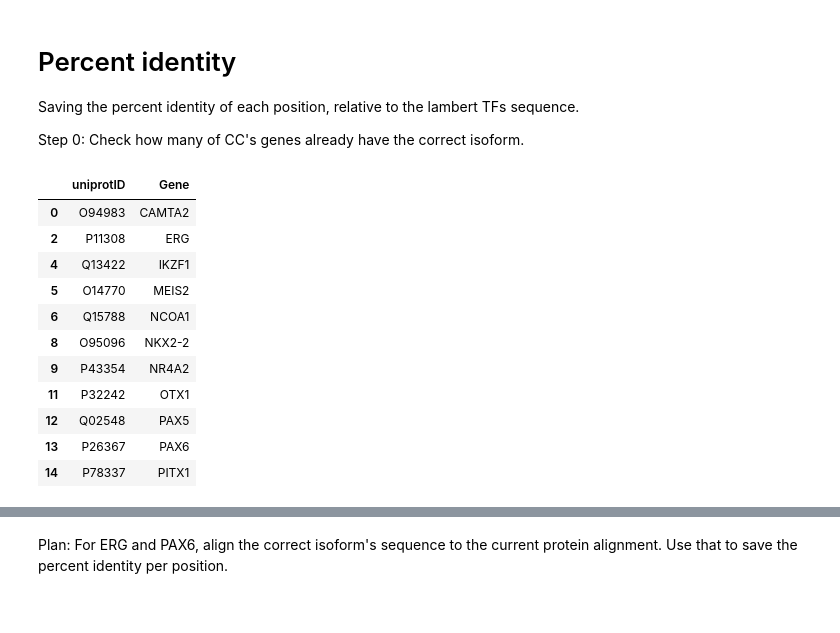
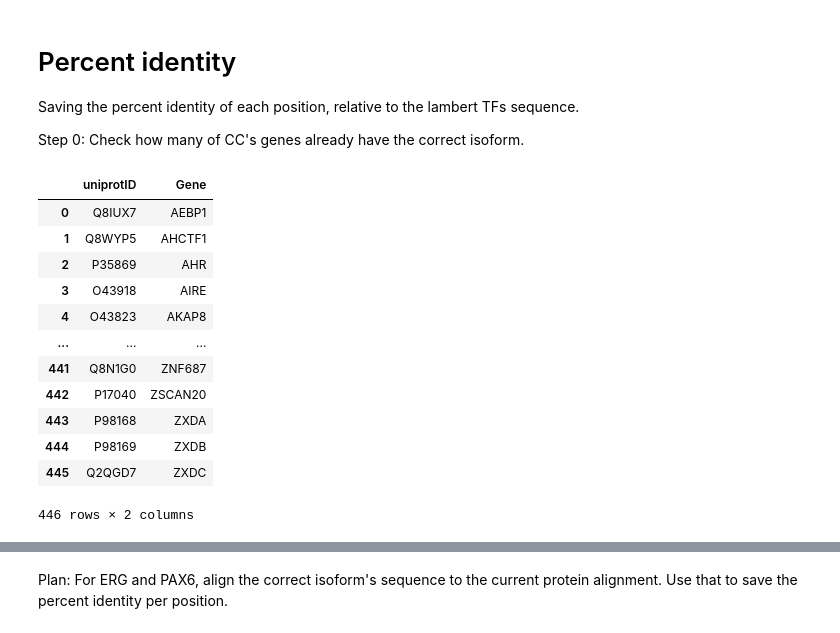
Before and after one commit to sanjanakotha/SFARI, a Jupyter notebook: notebooks/For paper vis, Codon alignment per residue conservation.ipynb, the cells around one changed output, grey strips where cells are left out. Saved outputs shown, nothing was run; the diff lists cells and outputs as text; code cells hidden in the pictures.

```diff
--- a/notebooks/For paper vis, Codon alignment per residue conservation.ipynb
+++ b/notebooks/For paper vis, Codon alignment per residue conservation.ipynb
@@ -42,29 +44,38 @@ Step 0: Check how many of CC's genes already have the correct isoform.
 # %%
 # Loading in info about the ADs
 cc_names = pd.read_excel("../data/gene_names_with_location_and_pmvs.xlsx")
 cc_names = cc_names.rename(columns = {"gene" : "Gene", "start" : "Start", "end" : "End"})
 known_ADs = pd.read_csv("../output/known_ADs_considering_isoforms_and_canonical.csv")
-cc_names = pd.merge(known_ADs[["uniprotID", "Gene", "Start", "End"]], cc_names)
-ensts = pd.read_csv("../data/SFARI_TFs_with_ENST_corrected.csv", index_col = 0)
-cc_names = pd.merge(cc_names, ensts)
-cc_names["ENST"] = cc_names["ENST"].str.split(".").str[0]
-cc_names["len"] = cc_names["End"] - cc_names["Start"] + 1
-cc_names = cc_names.rename(columns = {"Start" : "start", "End" : "end"})
-cc_TFs = cc_names[["uniprotID", "Gene"]].drop_duplicates()
+known_ADs = known_ADs[known_ADs["TileType"] == "TF"]
+cc_names = pd.merge(known_ADs[["uniprotID", "Gene", "Start", "End"]], cc_names, how = "left")
+# ensts = pd.read_csv("../data/SFARI_TFs_with_ENST_corrected.csv", index_col = 0)
+# cc_names = pd.merge(cc_names, ensts)
+# cc_names["ENST"] = cc_names["ENST"].str.split(".").str[0]
+# cc_names["len"] = cc_names["End"] - cc_names["Start"] + 1
+# cc_names = cc_names.rename(columns = {"Start" : "start", "End" : "end"}).drop(columns = "pMVS #")
+# # cc_names.at[9, "end"] = 93 # to make consistent with other table
+# cc_names["Gene Name"] = cc_names["Gene Name"].fillna("AD")
+cc_TFs = cc_names[["uniprotID"]].drop_duplicates()
+
+gene_names = pd.read_csv("../data/TF_uniprotIDs_to_gene_names.tsv", sep = "\t")
+gene_names["uniprotID"] = gene_names["From"]
+gene_names["Gene"] = gene_names["Gene Names"].str.split(" ").str[0]
+cc_TFs = pd.merge(cc_TFs, gene_names[["uniprotID", "Gene"]])
 cc_TFs
 # %% [output]
 |  | uniprotID | Gene |
-| 0 | O94983 | CAMTA2 |
-| 2 | P11308 | ERG |
-| 4 | Q13422 | IKZF1 |
-| 5 | O14770 | MEIS2 |
-| 6 | Q15788 | NCOA1 |
-| 8 | O95096 | NKX2-2 |
-| 9 | P43354 | NR4A2 |
-| 11 | P32242 | OTX1 |
-| 12 | Q02548 | PAX5 |
-| 13 | P26367 | PAX6 |
-| 14 | P78337 | PITX1 |
+| 0 | Q8IUX7 | AEBP1 |
+| 1 | Q8WYP5 | AHCTF1 |
+| 2 | P35869 | AHR |
+| 3 | O43918 | AIRE |
+| 4 | O43823 | AKAP8 |
+| ... | ... | ... |
+| 441 | Q8N1G0 | ZNF687 |
+| 442 | P17040 | ZSCAN20 |
+| 443 | P98168 | ZXDA |
+| 444 | P98169 | ZXDB |
+| 445 | Q2QGD7 | ZXDC |
+446 rows × 2 columns
 # %%
 # Assuming everything in prot alignments folder is actually correct
 correc_isoforms = glob.glob("../data/zoonomia_toga_mca/prot_alignments/*")
```
Also changed, not shown: parts of 5 cells of this notebook, 10 other files.
